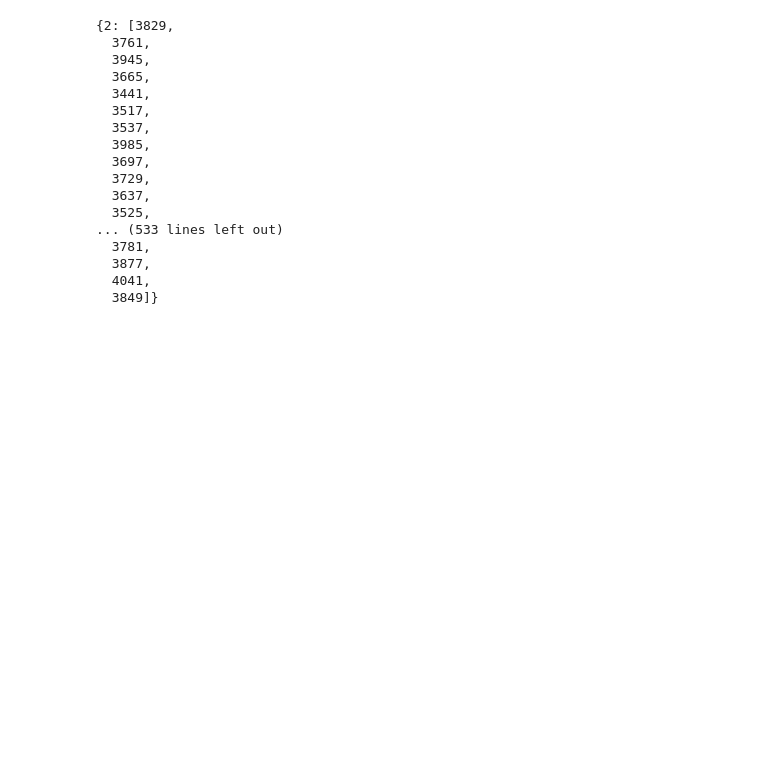
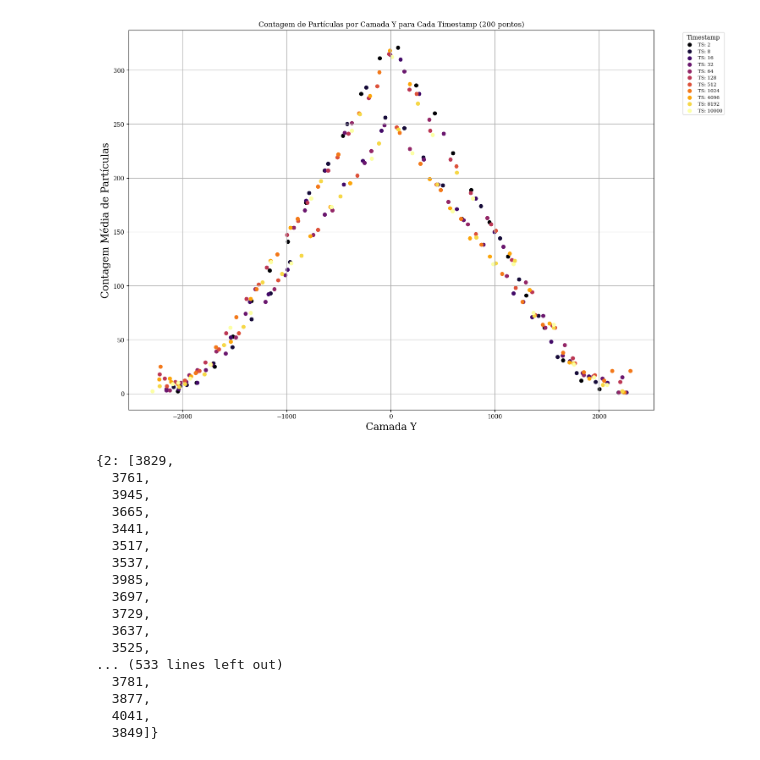
Before and after one commit to michaelsouza/dla-collagen, a Jupyter notebook: codigo_finalizado/fibril_properties.ipynb, the cells around one changed output. Drawn from its saved outputs; the diff is of its cells as text; code cells hidden in the pictures; blank space fills up the shorter version.

Commit message:
paper collagen

```diff
--- a/codigo_finalizado/fibril_properties.ipynb
+++ b/codigo_finalizado/fibril_properties.ipynb
@@ -23,7 +23,7 @@ plt.rc('ytick', labelsize=10)
 plt.rc('font', family='serif')
 # %%
 #path = r'C:\Users\55859\Datas\Collagen_fibril_zurik_ext'
-path = '/home/robert/Datas/Collagen_fibril_zurik_ext/'
+path = '/home/robert/Datas/Collagen_fibril_zurik/'
 
 DF = {}
 
@@ -41,8 +41,12 @@ for fn in tqdm(os.listdir(path)):
     numbers_after_ts = [match for match in re.findall(pattern, file_path)]
 
     ts = int(numbers_after_ts[0])
+
     df = pd.read_csv(file_path, sep = ' ')
+    # Definindo os nomes das colunas
+    df.columns = ['i' , 'uid', 'x', 'y', 'z']
     df['file_path'] = fn
+
 
     if ts in DF.keys():
         DF[ts].append(df)
@@ -74,3 +129,54 @@ DF
+# %%
+import matplotlib.pyplot as plt
+import numpy as np
+
+# Configuração inicial da plotagem
+plt.figure(figsize=(15, 10))
+
+# Número máximo de pontos a serem plotados por timestamp
+max_pontos = 25
+
+# Ordenar os timestamps antes de plotar
+timestamps_ordenados = sorted(resultados.keys())
+
+# Iterar sobre cada timestamp ordenado em 'resultados'
+for ts in timestamps_ordenados:
+    medias = resultados[ts]
+
+    # Converter a Series pandas para um DataFrame para facilitar o manuseio
+    df_medias = medias.reset_index()
+
+    # Verificar se o número de pontos excede 'max_pontos' e realizar a amostragem se necessário
+    if len(df_medias) > max_pontos:
+        # Gerar índices para amostragem uniforme ao longo do DataFrame
+        indices_amostrados = np.linspace(0, len(df_medias) - 1, max_pontos, dtype=int)
+
+        # Usar os índices amostrados para selecionar as linhas correspondentes no DataFrame
+        df_amostrado = df_medias.iloc[indices_amostrados]
+    else:
+        df_amostrado = df_medias
+
+    # Extrair as camadas 'y' e as contagens correspondentes do DataFrame amostrado
+    y_camadas_amostradas = df_amostrado.iloc[:, 0].values  # Supondo que 'y' esteja na primeira coluna
+    contagens_amostradas = df_amostrado.iloc[:, 1].values  # Supondo que as contagens estejam na segunda coluna
+
+    # Plotar a contagem de partículas por camada 'y' amostrada
+    plt.scatter(y_camadas_amostradas, contagens_amostradas, marker='o', linestyle='-', label=f'TS: {ts}')
+
+# Ajustes finais do gráfico
+plt.title('Contagem de Partículas por Camada Y para Cada Timestamp (200 pontos)')
+plt.xlabel('Camada Y')
+plt.ylabel('Contagem Média de Partículas')
+plt.legend(title='Timestamp', bbox_to_anchor=(1.05, 1), loc='upper left')
+plt.grid(True)
+
+# Ajustar o layout para acomodar a legenda
+plt.tight_layout()
+
+# Exibir o gráfico
+plt.show()
+# %% [output]
+[figure, added]
 # %%
 length = {}
 for ts in sorted(DF.keys()):
```
Also changed, not shown: parts of 8 cells of this notebook, 24 other files.
